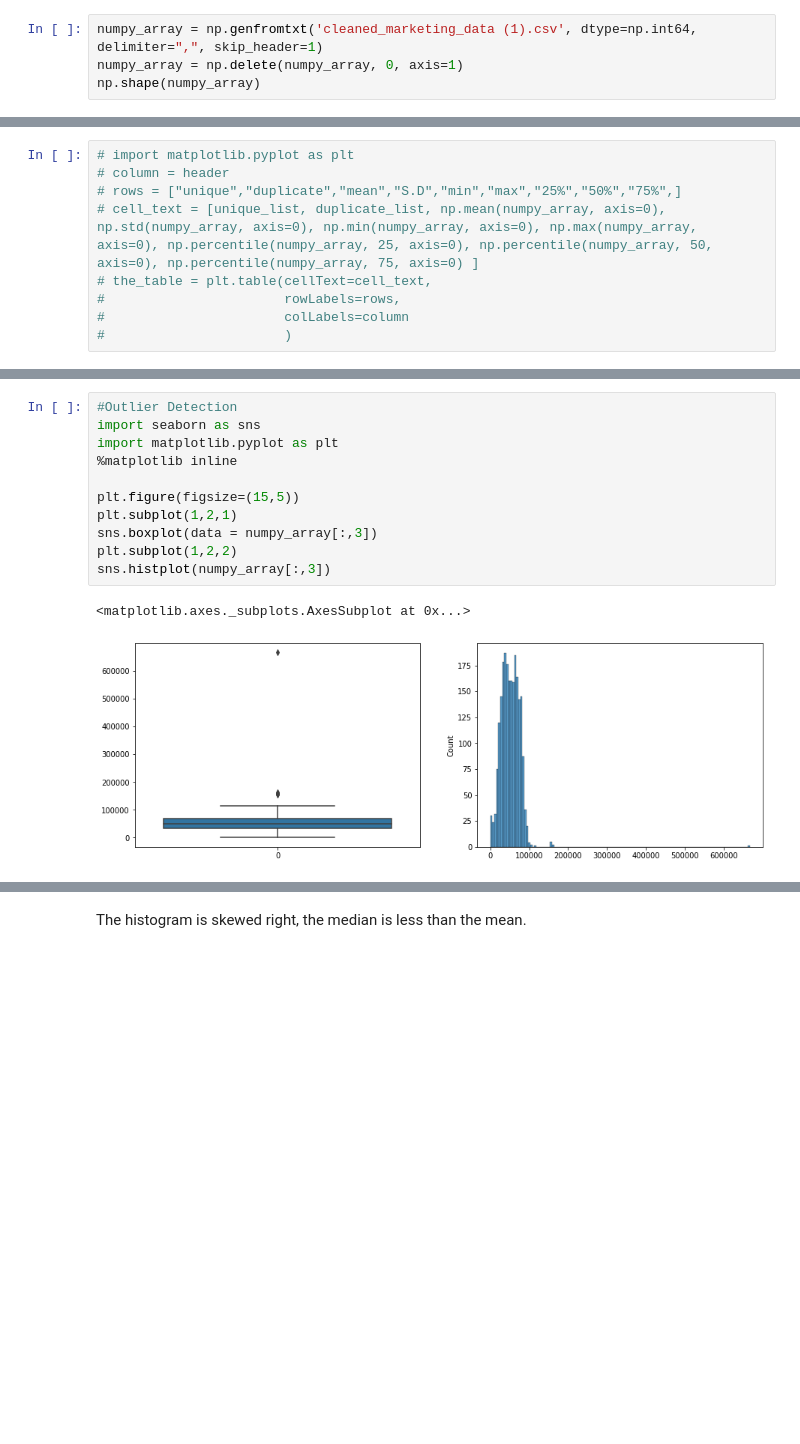
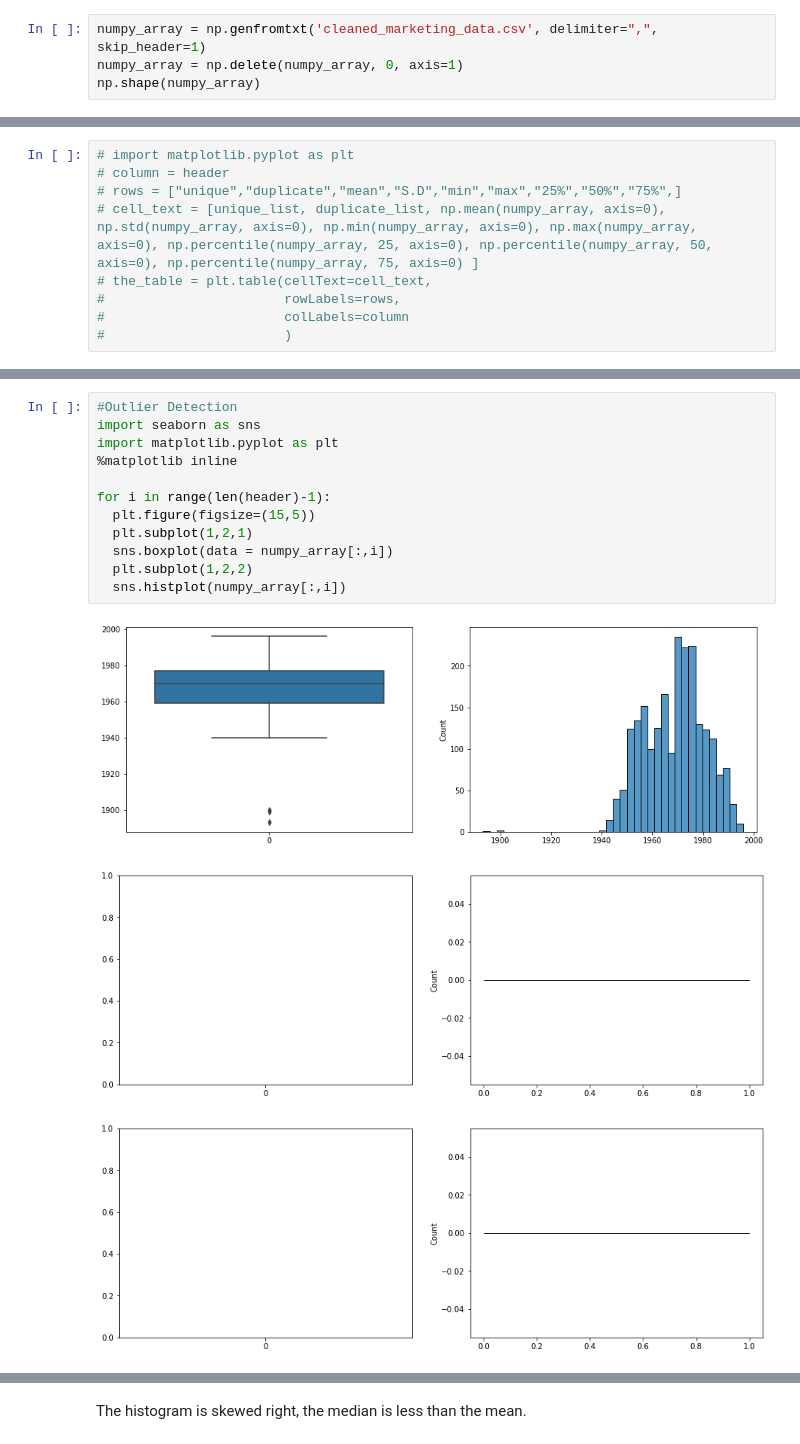
Before and after one commit to bhupinbaral25/minor_project_2, a Jupyter notebook: 2_Deriving_High_level_Statistics_marketing_data.ipynb, the cells around one changed output, grey strips where cells are left out. Saved outputs shown, nothing was run; the diff lists cells and outputs as text; blank space fills up the shorter version.

```diff
--- a/2_Deriving_High_level_Statistics_marketing_data.ipynb
+++ b/2_Deriving_High_level_Statistics_marketing_data.ipynb
@@ -20,7 +20,7 @@ import numpy as np
 #         r.append(ast.literal_eval(row[i]))
 # r
 # %%
-numpy_array = np.genfromtxt('cleaned_marketing_data (1).csv', dtype=np.int64, delimiter=",", skip_header=1)
+numpy_array = np.genfromtxt('cleaned_marketing_data.csv', delimiter=",", skip_header=1)
 numpy_array = np.delete(numpy_array, 0, axis=1)
 np.shape(numpy_array)
 # %% [output]
@@ -88,14 +104,16 @@ df.describe()
 # %%
 #Outlier Detection
 import seaborn as sns
 import matplotlib.pyplot as plt
 %matplotlib inline
 
-plt.figure(figsize=(15,5))
-plt.subplot(1,2,1)
-sns.boxplot(data = numpy_array[:,3])
-plt.subplot(1,2,2)
-sns.histplot(numpy_array[:,3])
+for i in range(len(header)-1):
+  plt.figure(figsize=(15,5))
+  plt.subplot(1,2,1)
+  sns.boxplot(data = numpy_array[:,i])
+  plt.subplot(1,2,2)
+  sns.histplot(numpy_array[:,i])
 # %% [output]
-<matplotlib.axes._subplots.AxesSubplot at 0x...>
-[figure, old version]
+[figure, new version]
+[figure, added]
+[figure, added]
```
Also changed, not shown: parts of 7 cells of this notebook.
